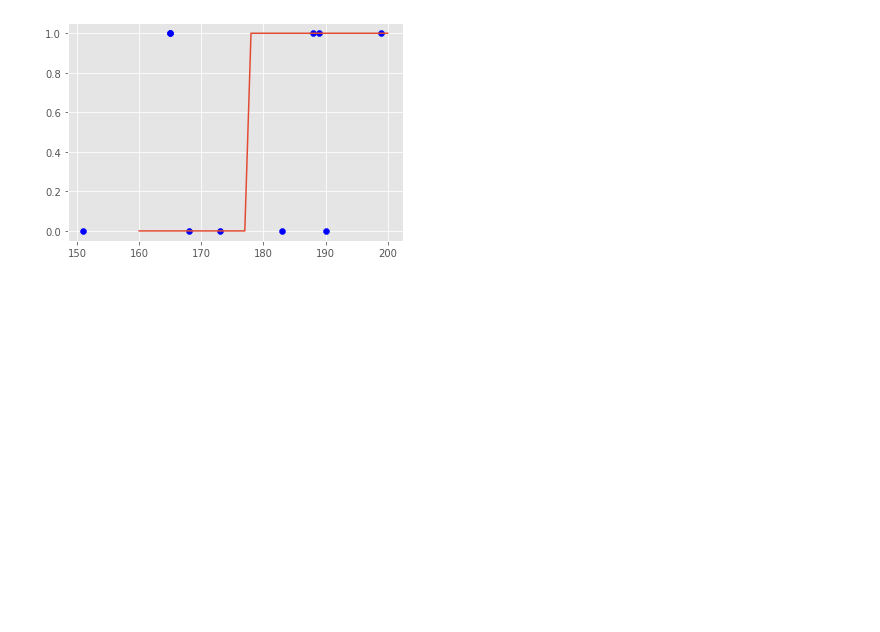
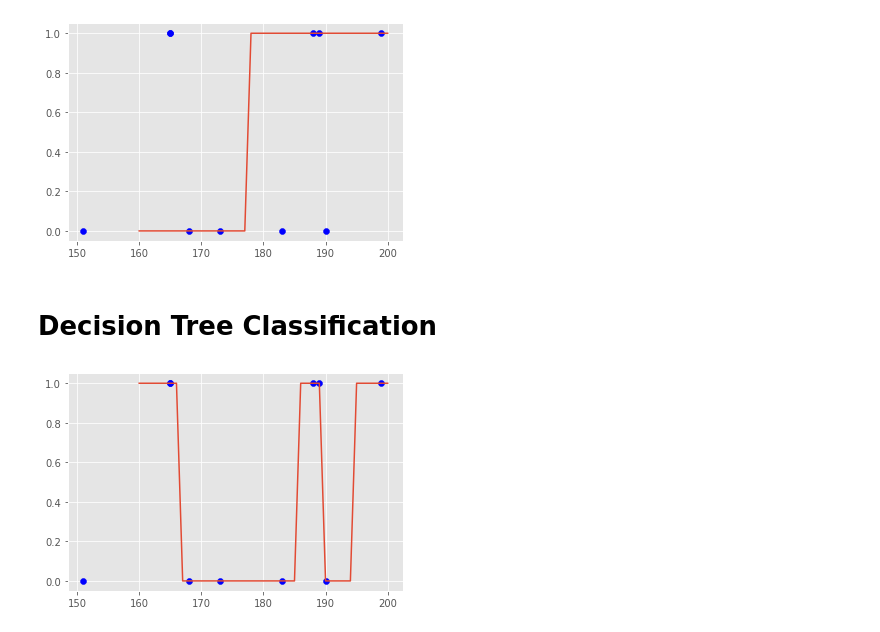
Before and after one commit to sebastian-sl/Basics, a Jupyter notebook: 01 DATA SCIENCE/ML/SKLEARN/1.2 Supervised - Classification.ipynb, the cells around one changed output. Saved outputs shown, nothing was run; the diff lists cells and outputs as text; code cells hidden in the pictures; blank space fills up the shorter version.

Commit message:
updated regression and added decision tree for classification

```diff
--- a/01 DATA SCIENCE/ML/SKLEARN/1.2 Supervised - Classification.ipynb
+++ b/01 DATA SCIENCE/ML/SKLEARN/1.2 Supervised - Classification.ipynb
@@ -36,3 +36,15 @@ plt.scatter(x, y, color = "blue")
 plt.plot(prediction, lr.predict(Prediction));
 # %% [output]
 [figure]
+# %% [markdown]
+# Decision Tree Classification
+# %%
+from sklearn.tree import DecisionTreeClassifier, plot_tree
+
+clf = DecisionTreeClassifier()
+clf.fit(X, Y)
+
+plt.scatter(x, y, color = "blue")
+plt.plot(prediction, clf.predict(Prediction));
+# %% [output]
+[figure, added]
```
Also changed, not shown: parts of 1 cell of this notebook.
